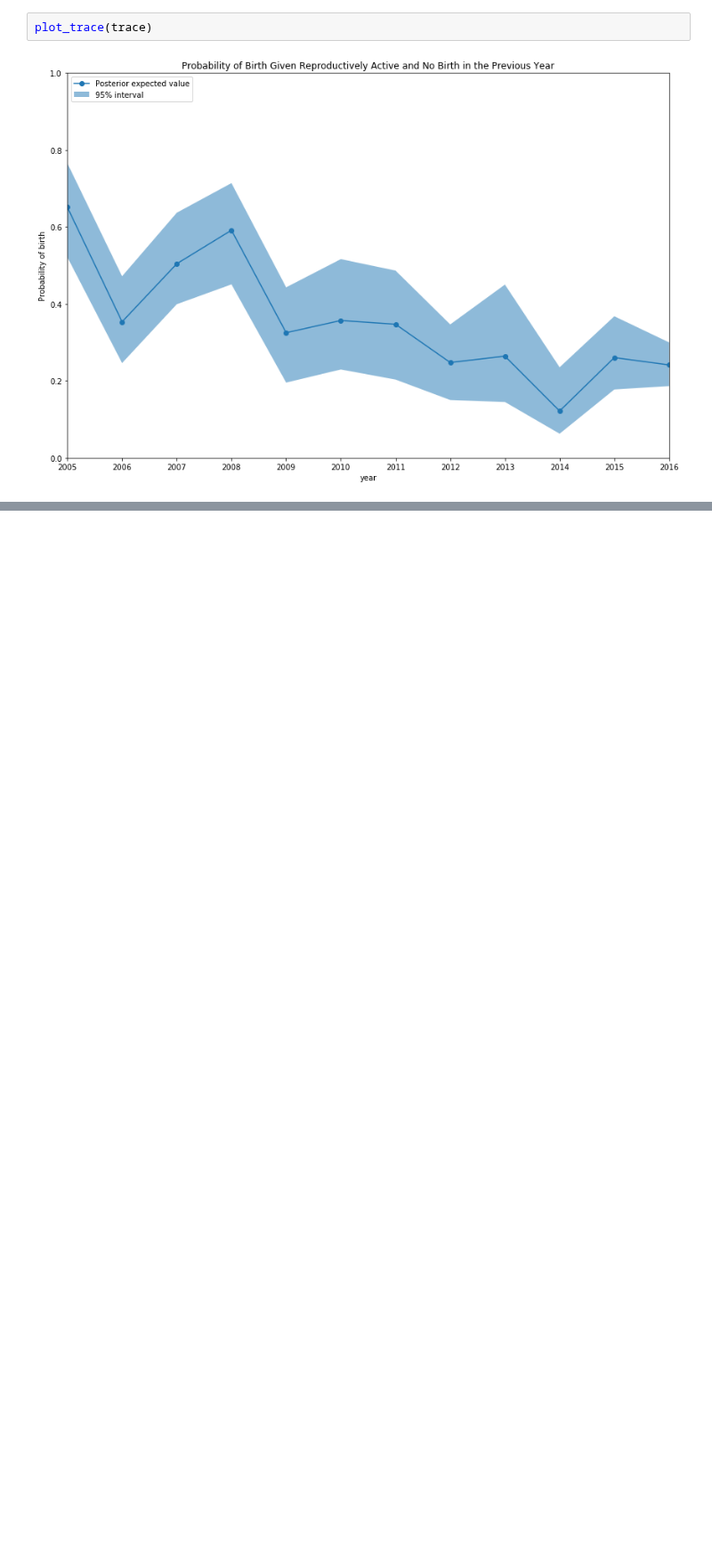
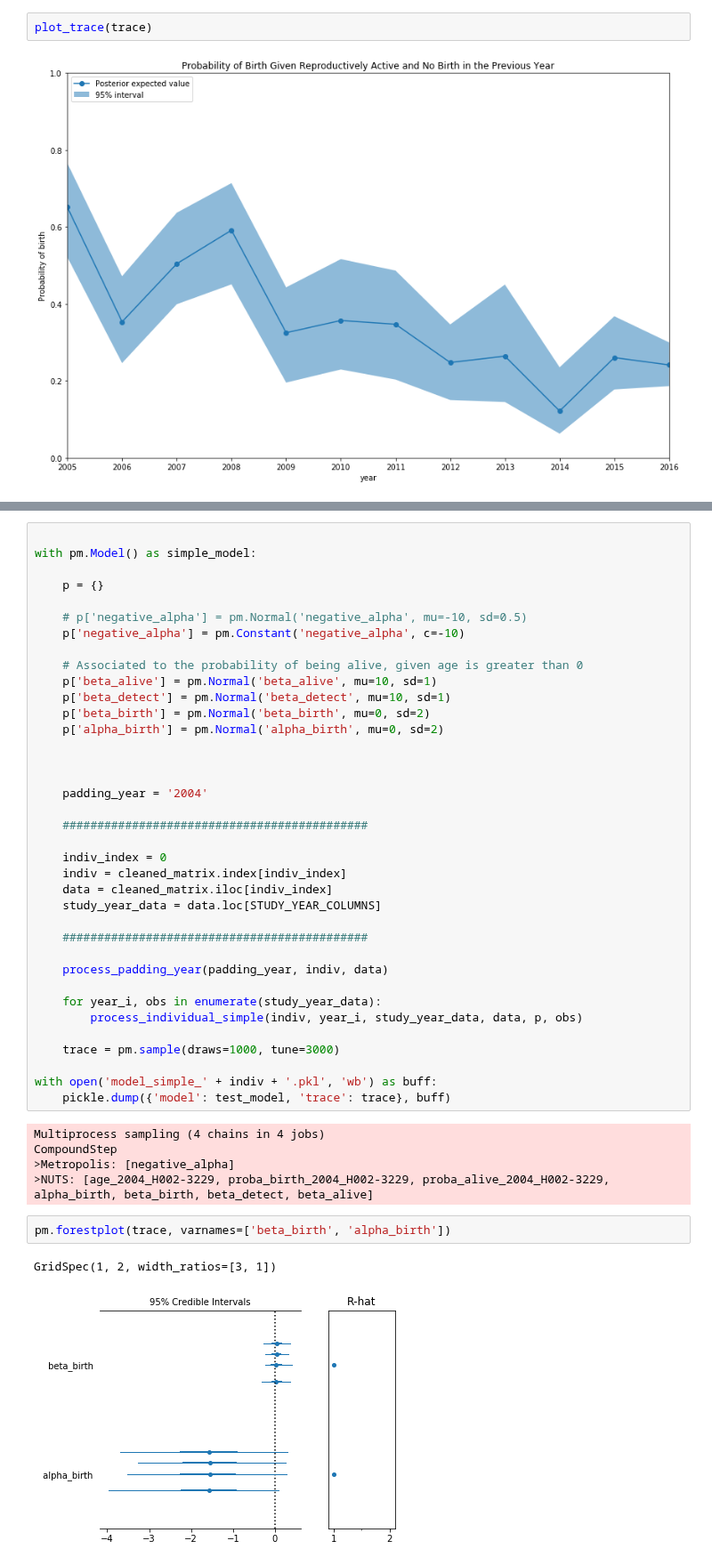
Before and after one commit to Edderic/mics-whales, a Jupyter notebook: mics-whales-new.ipynb, the cells around one changed output, grey strips where cells are left out. Shown at 89% size. Saved outputs shown, nothing was run; the diff lists cells and outputs as text; blank space fills up the shorter version.

Commit message:
add logistic regression plot

```diff
--- a/mics-whales-new.ipynb
+++ b/mics-whales-new.ipynb
@@ -1222,0 +1308,47 @@ plot_trace(trace)
+# %%
+
+with pm.Model() as simple_model:
+
+    p = {}
+
+    # p['negative_alpha'] = pm.Normal('negative_alpha', mu=-10, sd=0.5)
+    p['negative_alpha'] = pm.Constant('negative_alpha', c=-10)
+
+    # Associated to the probability of being alive, given age is greater than 0
+    p['beta_alive'] = pm.Normal('beta_alive', mu=10, sd=1)
+    p['beta_detect'] = pm.Normal('beta_detect', mu=10, sd=1)
+    p['beta_birth'] = pm.Normal('beta_birth', mu=0, sd=2)
+    p['alpha_birth'] = pm.Normal('alpha_birth', mu=0, sd=2)
+
+
+
+    padding_year = '2004'
+
+    ############################################
+
+    indiv_index = 0
+    indiv = cleaned_matrix.index[indiv_index]
+    data = cleaned_matrix.iloc[indiv_index]
+    study_year_data = data.loc[STUDY_YEAR_COLUMNS]
+
+    ############################################
+
+    process_padding_year(padding_year, indiv, data)
+
+    for year_i, obs in enumerate(study_year_data):
+        process_individual_simple(indiv, year_i, study_year_data, data, p, obs)
+
+    trace = pm.sample(draws=1000, tune=3000)
+
+with open('model_simple_' + indiv + '.pkl', 'wb') as buff:
+    pickle.dump({'model': test_model, 'trace': trace}, buff)
+# %% [output]
+Multiprocess sampling (4 chains in 4 jobs)
+CompoundStep
+>Metropolis: [negative_alpha]
+>NUTS: [age_2004_H002-3229, proba_birth_2004_H002-3229, proba_alive_2004_H002-3229, alpha_birth, beta_birth, beta_detect, beta_alive]
+# %%
+pm.forestplot(trace, varnames=['beta_birth', 'alpha_birth'])
+# %% [output]
+GridSpec(1, 2, width_ratios=[3, 1])
+[figure, added]
```
Also changed, not shown: parts of 15 cells of this notebook.
